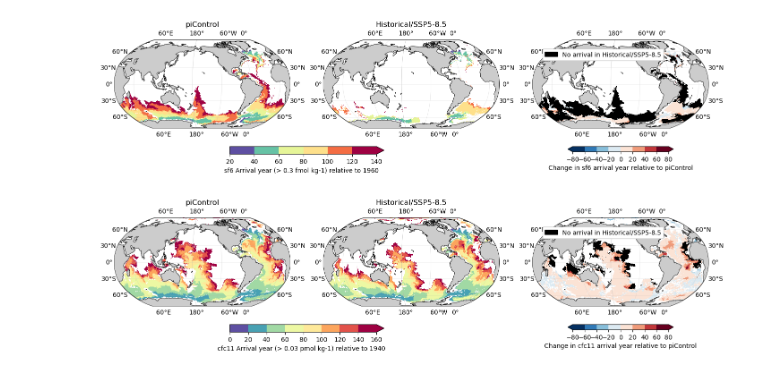
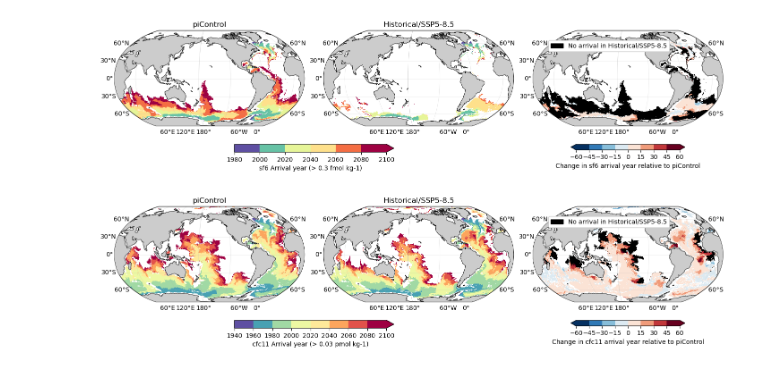
Before and after one commit to anthony-meza/CM4XAbyssalSWMT, a Jupyter notebook: notebooks/1p.plotting_TransientTracerArrival.ipynb, the cells around one changed output. Cells and saved outputs as stored; diff of their text form; code cells hidden in the pictures.

```diff
--- a/notebooks/1p.plotting_TransientTracerArrival.ipynb
+++ b/notebooks/1p.plotting_TransientTracerArrival.ipynb
@@ -60,7 +60,7 @@ def make_sym_bounds(da, step, vmax = None):
     lim = np.ceil(vmax/step)*step
     return np.arange(-lim, lim + step, step)
 # %%
-var = "sf6"; threshold = np.round(3 * 0.1, decimals = 2); relative_year = 1960
+var = "sf6"; threshold = np.round(3 * 0.1, decimals = 2); relative_year = 0
 units = ds[var].attrs["units"]
 
 arrival_year = when_arrived(ds[var], threshold=threshold).compute()
@@ -71,12 +71,13 @@ diff = diff.where(np.abs(diff) > 0)
 
 step = 20
 bounds = make_bounds(arrival_year, step)
-dbounds = make_sym_bounds(diff, step, vmax = 80)
+step = 15
+dbounds = make_sym_bounds(diff, step, vmax = 60)
 
 cmaps  = {"control": ("Spectral_r", bounds), "forced": ("Spectral_r", bounds), "diff": ("RdBu_r", dbounds)}
 titles = {"control": "piControl",       "forced": "Historical/SSP5-8.5",       "diff": ""}
-extend = {"control": "max",
-          "forced": "max",
+extend = {"control": "both",
+          "forced": "both",
           "diff": "both",}
 
 proj_data = ccrs.PlateCarree()
@@ -100,11 +101,14 @@ for i, key in enumerate(["control", "forced", "diff"]):
     )
     ax[i].add_feature(cfeature.LAND, facecolor="0.8", zorder=3)
     ax[i].coastlines(linewidth=0.6, zorder=4)
-    ax[i].gridlines(draw_labels=True, linewidth=0.4, alpha=0.4)
+    gl = ax[i].gridlines(draw_labels=True, linewidth=0.4, alpha=0.4)
+    gl.top_labels = False
+    gl.right_labels = False
+
     ax[i].set_title(titles[key])
 
 cb0 = fig.colorbar(pcs["forced"], ax=ax[:2], ticks=bounds, shrink=0.4, pad=0.06, extend = "max", orientation = "horizontal")
-cb0.set_label(f"{var} Arrival year (> {threshold} {units}) relative to {relative_year}  ")
+cb0.set_label(f"{var} Arrival year (> {threshold} {units})")
 
 cb1 = fig.colorbar(pcs["diff"], ax=ax[2], ticks=dbounds, shrink=0.6, pad=0.06, extend = "both", orientation = "horizontal")
 cb1.set_label(f"Change in {var} arrival year relative to piControl")
@@ -127,10 +131,11 @@ leg = ax[2].legend(
     bbox_to_anchor=(0.4, 0.93),
     frameon=True)
 leg.get_frame().set_alpha(1.0)
+fig.savefig('plots/sf6_arrival_times.png', dpi = 150)
 # %% [output]
-[figure, old version]
+[figure, new version]
 # %%
-var = "cfc11"; threshold = np.round(3 * 0.01, decimals = 2); relative_year = 1940
+var = "cfc11"; threshold = np.round(3 * 0.01, decimals = 2); relative_year = 0
 units = ds[var].attrs["units"]
 
 arrival_year = when_arrived(ds[var], threshold=threshold).compute()
@@ -139,12 +144,13 @@ diff =  arrival_year.sel(expt="forced") - arrival_year.sel(expt="control") #if f
 diff = diff.where(np.abs(diff) > 0)
 step = 20
 bounds = make_bounds(arrival_year, step)
-dbounds = make_sym_bounds(diff, step, vmax = 80)
+step = 15
+dbounds = make_sym_bounds(diff, step, vmax = 60)
 
 cmaps  = {"control": ("Spectral_r", bounds), "forced": ("Spectral_r", bounds), "diff": ("RdBu_r", dbounds)}
 titles = {"control": "piControl",       "forced": "Historical/SSP5-8.5",       "diff": ""}
-extend = {"control": "max",
-          "forced": "max",
+extend = {"control": "both",
+          "forced": "both",
           "diff": "both",}
 
 proj_data = ccrs.PlateCarree()
@@ -167,33 +173,36 @@ for i, key in enumerate(["control", "forced", "diff"]):
         transform=proj_data, cmap=cmap, norm=norm
     )
     ax[i].add_feature(cfeature.LAND, facecolor="0.8", zorder=3)
     ax[i].coastlines(linewidth=0.6, zorder=4)
-    ax[i].gridlines(draw_labels=True, linewidth=0.4, alpha=0.4)
+    gl = ax[i].gridlines(draw_labels=True, linewidth=0.4, alpha=0.4)
     ax[i].set_title(titles[key])
+    gl.top_labels = False
+    gl.right_labels = False
 
 cb0 = fig.colorbar(pcs["forced"], ax=ax[:2], ticks=bounds, shrink=0.4, pad=0.06, extend = "max", orientation = "horizontal")
-cb0.set_label(f"{var} Arrival year (> {threshold} {units}) relative to {relative_year}  ")
+cb0.set_label(f"{var} Arrival year (> {threshold} {units})")
 
 cb1 = fig.colorbar(pcs["diff"], ax=ax[2], ticks=dbounds, shrink=0.6, pad=0.06, extend = "both", orientation = "horizontal")
 cb1.set_label(f"Change in {var} arrival year relative to piControl")
 
 undetected_in_forced = (~np.isnan(arrival_year.sel(expt="control"))) * (np.isnan(arrival_year.sel(expt="forced")))
 overlay = xr.where(undetected_in_forced.astype(bool), 1.0, np.nan)
 
 unvent_color = "#000000"
 unvent_cmap = ListedColormap([unvent_color])
 ax[2].pcolormesh(
     overlay["geolon"], overlay["geolat"], overlay,
     transform=proj_data, cmap=unvent_cmap, shading="auto",
     zorder=6
 )
 
 leg = ax[2].legend(
     handles=[Patch(facecolor=unvent_color, edgecolor=unvent_color, label="No arrival in Historical/SSP5-8.5")],
     loc="upper center",
     bbox_to_anchor=(0.4, 0.93),
     frameon=True,
 )
 leg.get_frame().set_alpha(1.0)
+fig.savefig('plots/cfc11_arrival_times.png', dpi = 150)
 # %% [output]
-[figure, old version]
+[figure, new version]
```
Also changed, not shown: 4 other files.
